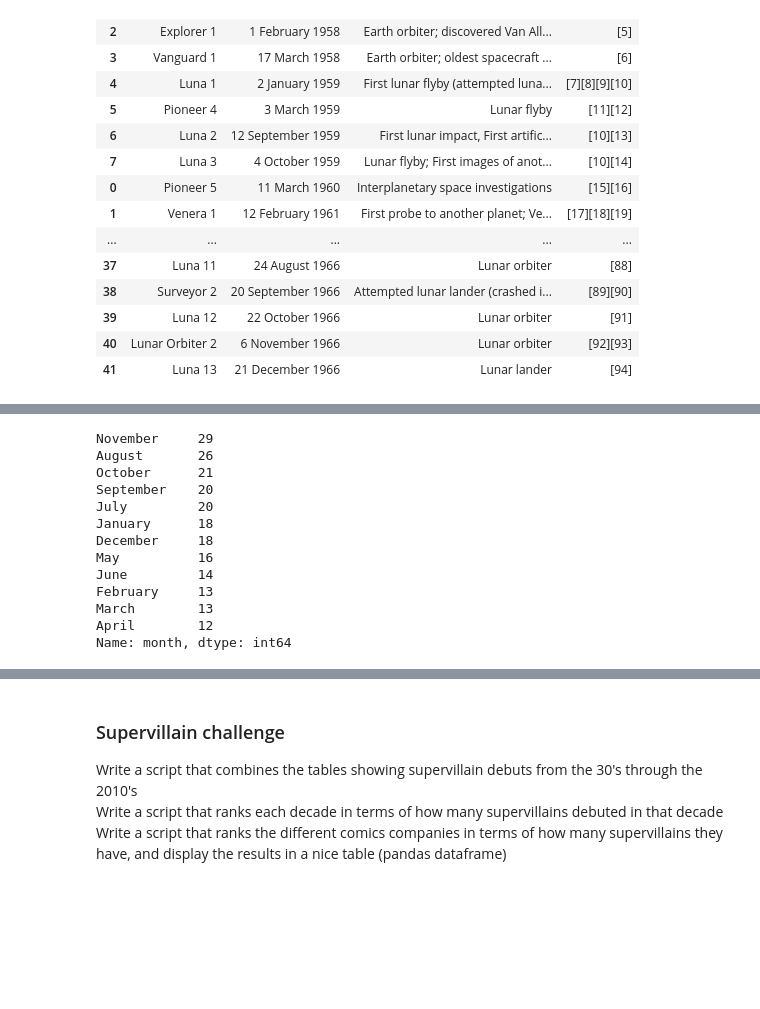
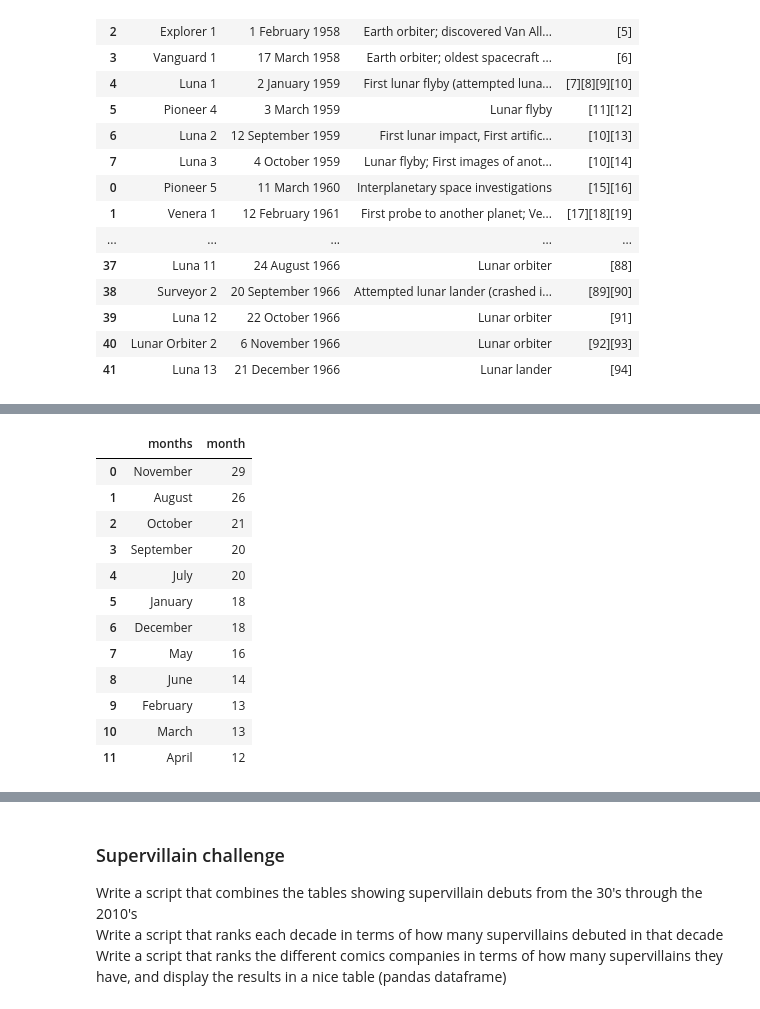
Before and after one commit to miscodisco/expsyling_e22, a Jupyter notebook: Lab_03_clean.ipynb, the cells around one changed output, grey strips where cells are left out. Drawn from its saved outputs; the diff is of its cells as text; code cells hidden in the pictures; blank space fills up the shorter version.

```diff
--- a/Lab_03_clean.ipynb
+++ b/Lab_03_clean.ipynb
@@ -138,18 +139,25 @@ dtype: object
 | 3 | Vanguard 1 | 17 March 1958 | Earth orbiter; oldest spacecraft ... | [6] | 17 | March | 1958 |
 | 4 | Luna 1 | 2 January 1959 | First lunar flyby (attempted luna... | [7][8][9][10] | 2 | January | 1959 |
 # %%
-df['month'].value_counts()
+# this is for seeing which values are the most frequrent -counts all of them and sorts them
+my_list = df['month'].value_counts()
-# %% [output]
-November     29
-August       26
-October      21
-September    20
-July         20
-January      18
-December     18
-May          16
-June         14
-February     13
-March        13
-April        12
-Name: month, dtype: int64
+# %%
+my_df = pd.DataFrame(my_list)
+my_df.index.name = 'months'
+my_df = my_df.reset_index()
+my_df.reset_index(inplace = True)
+my_df
+# %% [output]
+|  | months | month |
+| 0 | November | 29 |
+| 1 | August | 26 |
+| 2 | October | 21 |
+| 3 | September | 20 |
+| 4 | July | 20 |
+| 5 | January | 18 |
+| 6 | December | 18 |
+| 7 | May | 16 |
+| 8 | June | 14 |
+| 9 | February | 13 |
+| 10 | March | 13 |
+| 11 | April | 12 |
```
Also changed, not shown: parts of 12 cells of this notebook, 3 other files.
